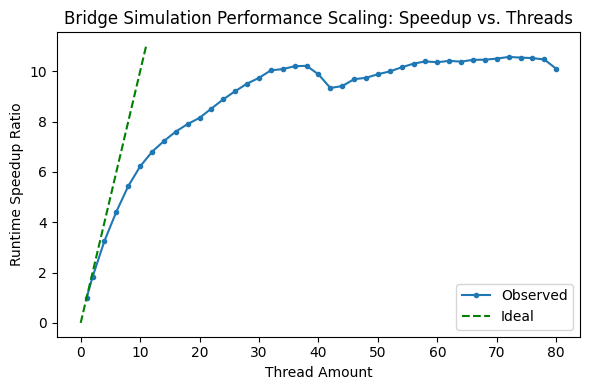
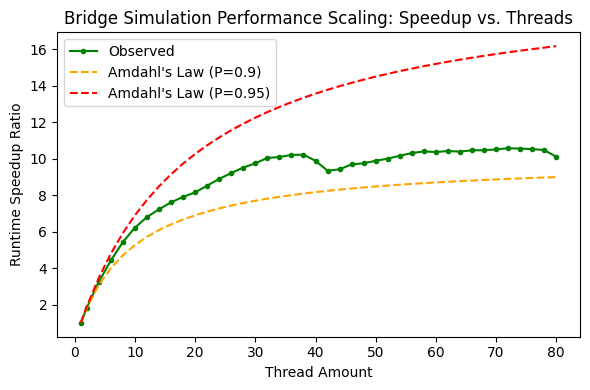
The notebook cell's code change between the first figure and the second:
--- before
+++ after
@@ -1,11 +1,11 @@
 import pandas as pd
 import matplotlib.pyplot as plt
-import numpy as np
 
 data = pd.read_csv("resultMetrics.csv")
 
 plt.figure(figsize=(6, 4))
-plt.plot(data["Threads"], data["Observed Speedup"], marker='.', label="Observed")
-plt.plot(np.linspace(0, 11), np.linspace(0, 11), color="green", linestyle="--", label="Ideal")
+plt.plot(data["Threads"], data["Actual S(n)"], marker='.', label="Observed", color="green")
+plt.plot(data["Threads"], data["AL S(n) (P=0.9)"], color="orange", linestyle="--", label="Amdahl's Law (P=0.9)")
+plt.plot(data["Threads"], data["AL S(n) (P=0.95)"], color="red", linestyle="--", label="Amdahl's Law (P=0.95)")
 plt.title('Bridge Simulation Performance Scaling: Speedup vs. Threads')
 plt.ylabel('Runtime Speedup Ratio')

Commit: overhaul figures & data